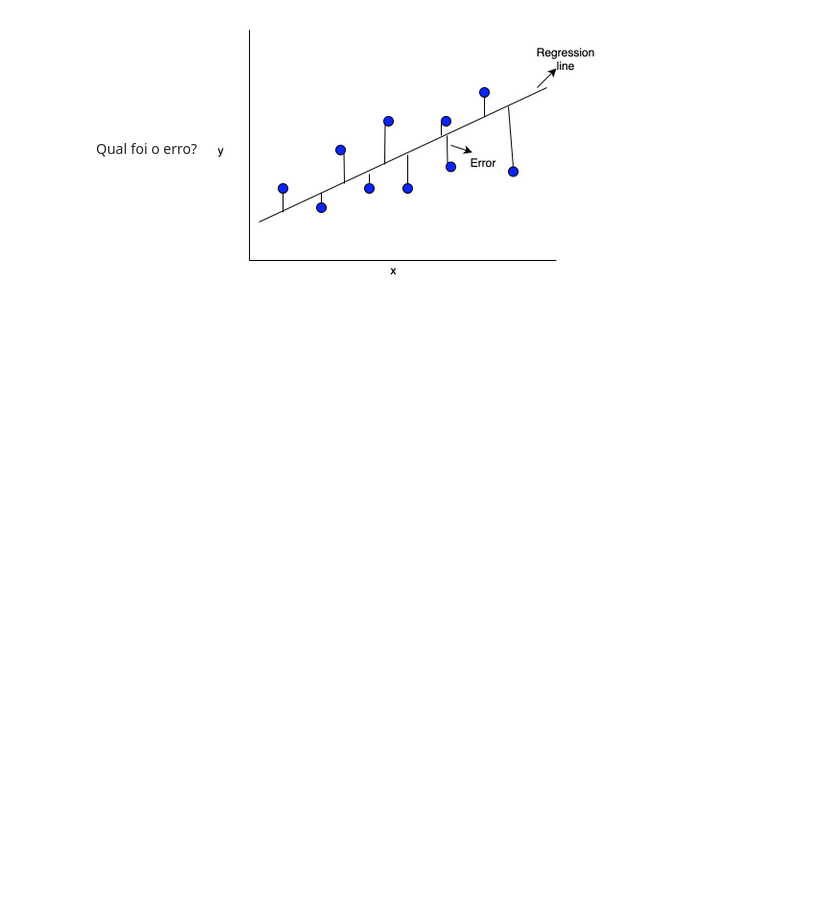
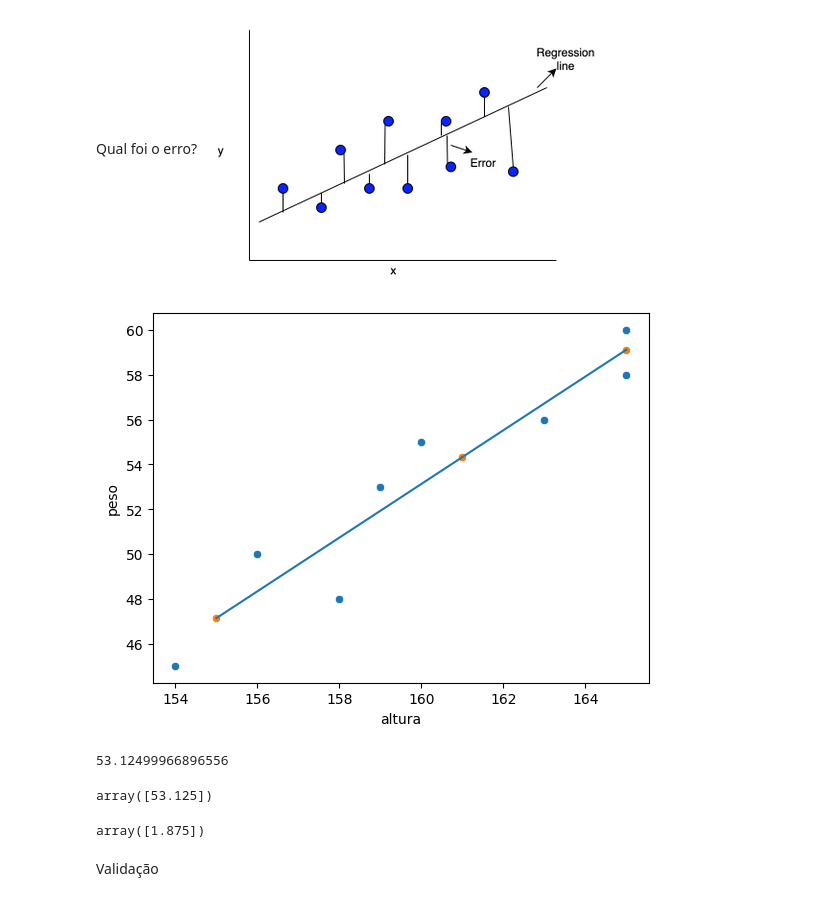
Before and after one commit to gaiogreg/aulas-LC-Safra, a Jupyter notebook: Modulo 7/Aula02.ipynb, the cells around one changed output. Cells and saved outputs as stored; diff of their text form; code cells hidden in the pictures; blank space fills up the shorter version.

```diff
--- a/Modulo 7/Aula02.ipynb
+++ b/Modulo 7/Aula02.ipynb
@@ -68,3 +146,9 @@ Agora que temos estas noções claras, vamos concretizar, nas próximas aulas, a
 # %% [markdown]
 Qual foi o erro?
 <img src=" embedded-picture-1" >
+# %%
+_ = sns.scatterplot(x='altura', y='peso', data=df)
+_ = sns.scatterplot(x=alturas, y=pesos_estimados)
+_ = sns.lineplot(x=alturas, y=pesos_estimados)
+# %% [output]
+[figure, added]
@@ -70,0 +158,18 @@ Qual foi o erro?
+# %%
+# Previsao
+160 * 1.19827586 + (-138.59913793103445)
+# %% [output]
+53.12499966896556
+# %%
+# Previsao
+peso_predito = estimador.predict([[160]])
+peso_predito
+# %% [output]
+array([53.125])
+# %%
+erro_uma_previsao = peso_real - peso_predito
+erro_uma_previsao
+# %% [output]
+array([1.875])
+# %% [markdown]
+Validação
```
Also changed, not shown: parts of 40 cells of this notebook, 4 other files.
